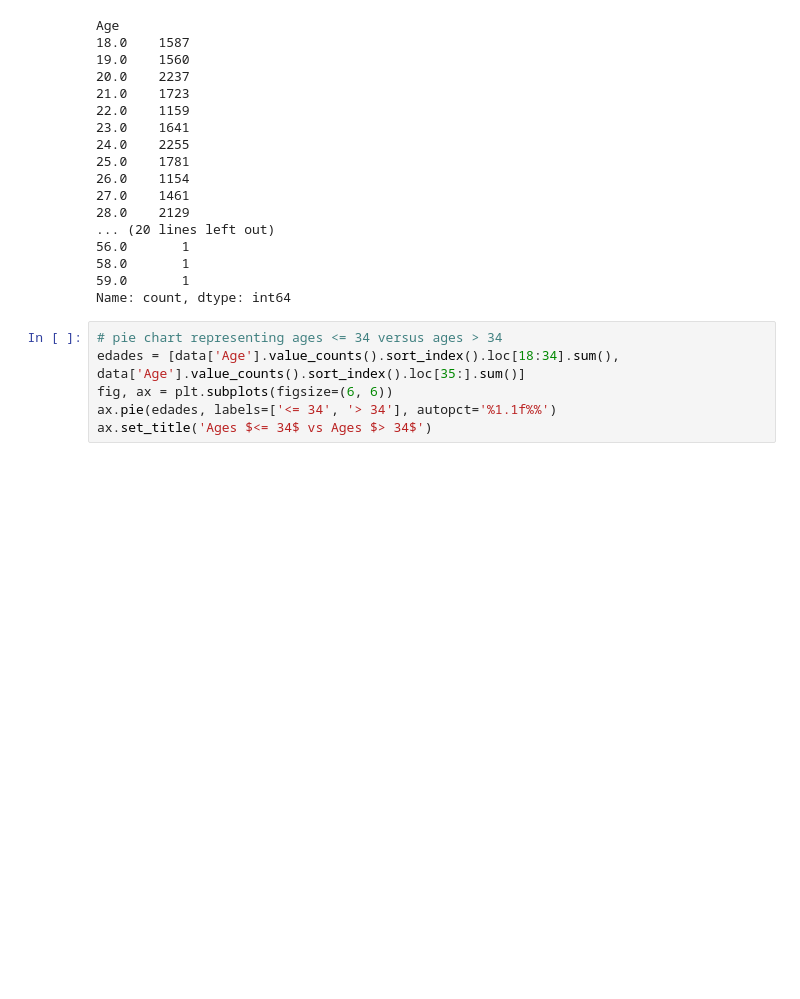
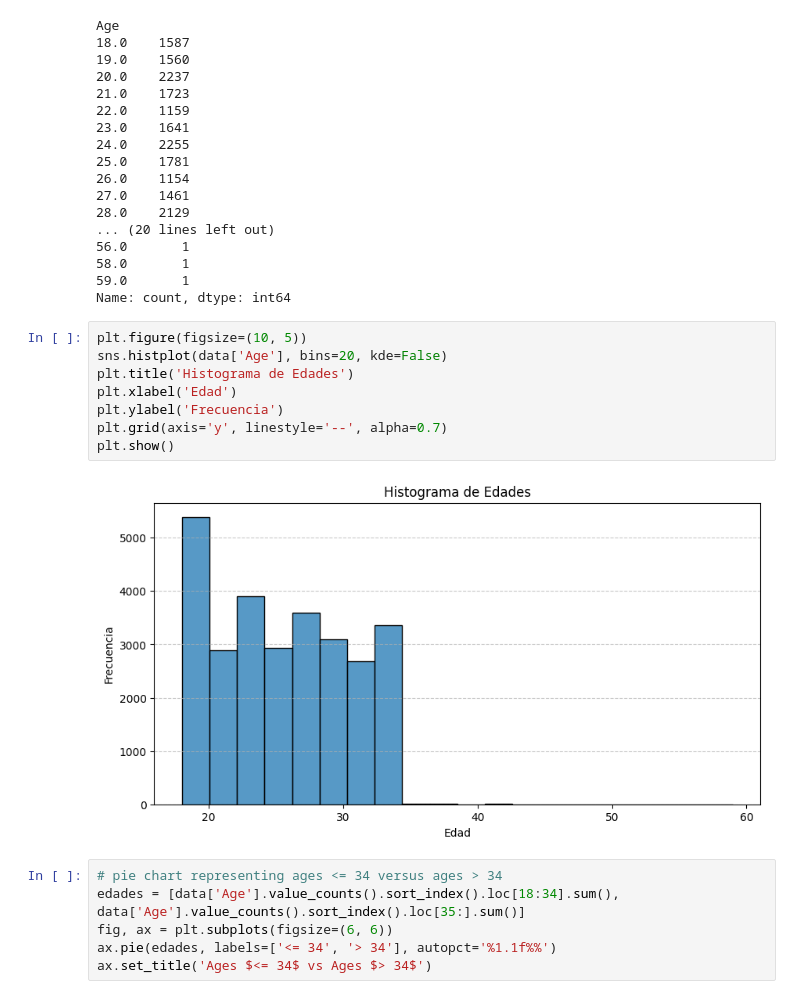
Before and after one commit to nacho2110/proyecto-mineria, a Jupyter notebook: eda.ipynb, the cells around one changed output. Saved outputs shown, nothing was run; the diff lists cells and outputs as text; blank space fills up the shorter version.

```diff
--- a/eda.ipynb
+++ b/eda.ipynb
@@ -124,6 +140,16 @@ Age
 58.0       1
 59.0       1
 Name: count, dtype: int64
+# %%
+plt.figure(figsize=(10, 5))
+sns.histplot(data['Age'], bins=20, kde=False)
+plt.title('Histograma de Edades')
+plt.xlabel('Edad')
+plt.ylabel('Frecuencia')
+plt.grid(axis='y', linestyle='--', alpha=0.7)
+plt.show()
+# %% [output]
+[figure, added]
 # %%
 # pie chart representing ages <= 34 versus ages > 34
 edades = [data['Age'].value_counts().sort_index().loc[18:34].sum(), data['Age'].value_counts().sort_index().loc[35:].sum()]
```
Also changed, not shown: parts of 70 cells of this notebook.
